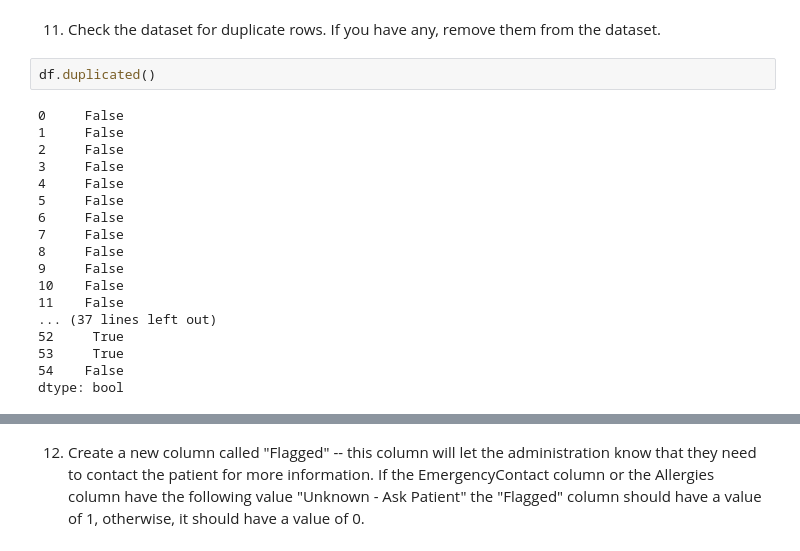
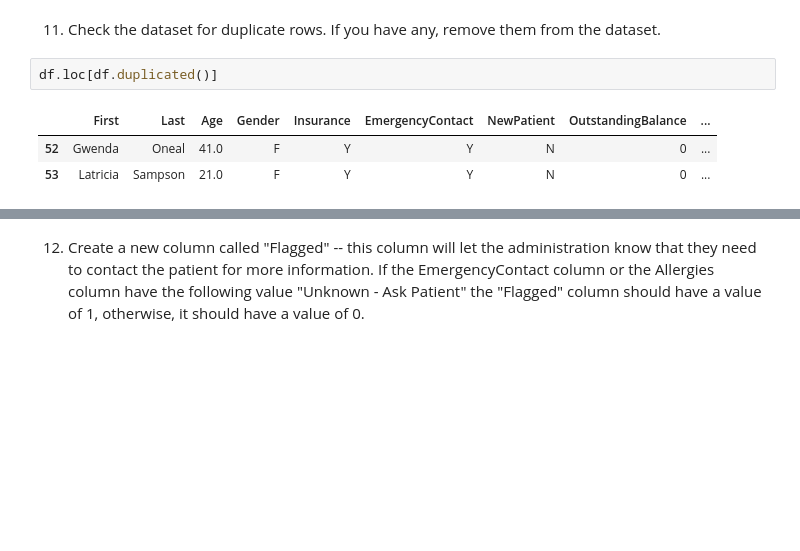
Before and after one commit to rabino15/Module-9---Data-Manipulation, a Jupyter notebook: Module 9 - Data Manipulation I .ipynb, the cells around one changed output, grey strips where cells are left out. Cells and saved outputs as stored; diff of their text form; blank space fills up the shorter version.

```diff
--- a/Module 9 - Data Manipulation I .ipynb
+++ b/Module 9 - Data Manipulation I .ipynb
@@ -818,23 +822,9 @@ df
 # %% [markdown]
 11. Check the dataset for duplicate rows. If you have any, remove them from the dataset.
 # %%
-df.duplicated()
+df.loc[df.duplicated()]
 # %% [output]
-0     False
-1     False
-2     False
-3     False
-4     False
-5     False
-6     False
-7     False
-8     False
-9     False
-10    False
-11    False
-... (37 lines left out)
-52     True
-53     True
-54    False
-dtype: bool
+|  | First | Last | Age | Gender | Insurance | EmergencyContact | NewPatient | OutstandingBalance | ... |
+| 52 | Gwenda | Oneal | 41.0 | F | Y | Y | N | 0 | ... |
+| 53 | Latricia | Sampson | 21.0 | F | Y | Y | N | 0 | ... |
 # %%
```
Also changed, not shown: parts of 3 cells of this notebook.
